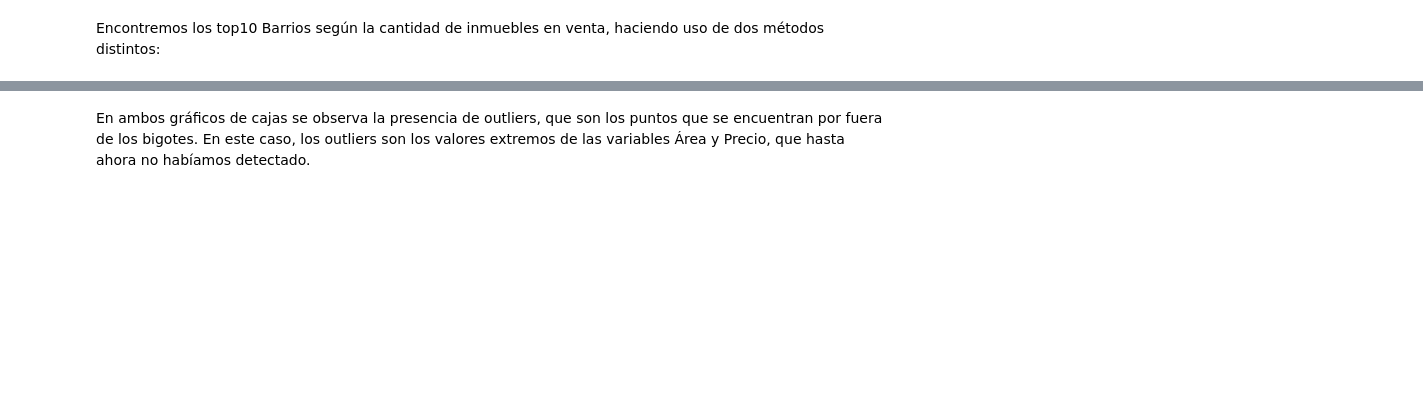
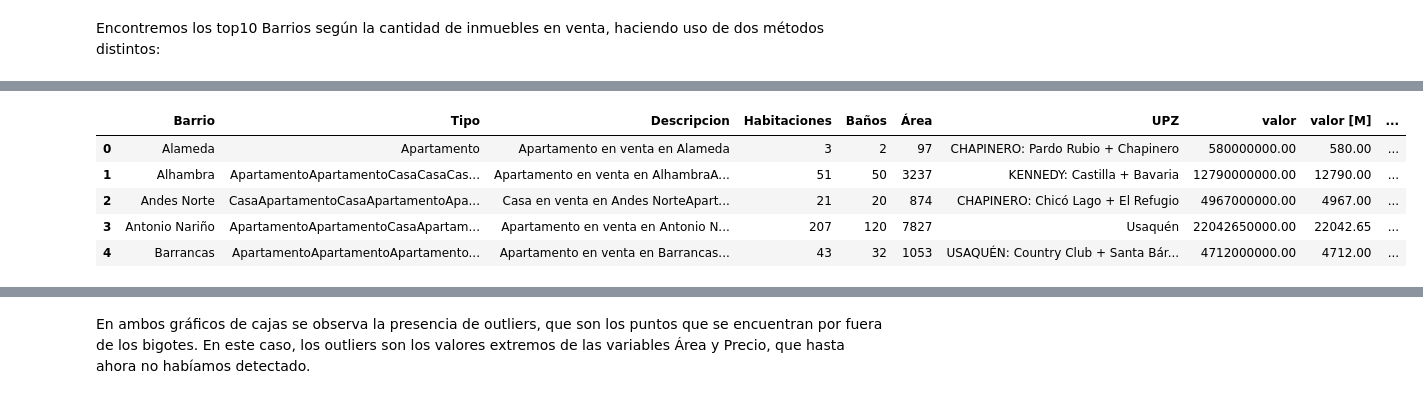
Before and after one commit to JsebastianUVPRQ/ES_Bogota_real_state_market_analysis, a Jupyter notebook: EDA-main.ipynb, the cells around one changed output, grey strips where cells are left out. Saved outputs shown, nothing was run; the diff lists cells and outputs as text; code cells hidden in the pictures; blank space fills up the shorter version.

```diff
--- a/EDA-main.ipynb
+++ b/EDA-main.ipynb
@@ -283,0 +269,16 @@ datos_barrio
+# %%
+datos_barrio['UPZ'] = inmuebles['UPZ']
+datos_barrio.head(5)
+#quitar indices
+datos_barrio.reset_index(drop=True, inplace=False)
+datos_barrio.drop(columns=['Valor'], inplace=True)
+# guarda datos_barrio en un archivo csv llamado property_census_loaded_bogota.csv
+datos_barrio.to_csv('property_census_loaded_bogota.csv', index=False)
+datos_barrio.head(5)
+# %% [output]
+|  | Barrio | Tipo | Descripcion | Habitaciones | Baños | Área | UPZ | valor | valor [M] | ... |
+| 0 | Alameda | Apartamento | Apartamento en venta en Alameda | 3 | 2 | 97 | CHAPINERO: Pardo Rubio + Chapinero | 580000000.00 | 580.00 | ... |
+| 1 | Alhambra | ApartamentoApartamentoCasaCasaCas... | Apartamento en venta en AlhambraA... | 51 | 50 | 3237 | KENNEDY: Castilla + Bavaria | 12790000000.00 | 12790.00 | ... |
+| 2 | Andes Norte | CasaApartamentoCasaApartamentoApa... | Casa en venta en Andes NorteApart... | 21 | 20 | 874 | CHAPINERO: Chicó Lago + El Refugio | 4967000000.00 | 4967.00 | ... |
+| 3 | Antonio Nariño | ApartamentoApartamentoCasaApartam... | Apartamento en venta en Antonio N... | 207 | 120 | 7827 | Usaquén | 22042650000.00 | 22042.65 | ... |
+| 4 | Barrancas | ApartamentoApartamentoApartamento... | Apartamento en venta en Barrancas... | 43 | 32 | 1053 | USAQUÉN: Country Club + Santa Bár... | 4712000000.00 | 4712.00 | ... |
```
Also changed, not shown: parts of 15 cells of this notebook, 2 other files.
